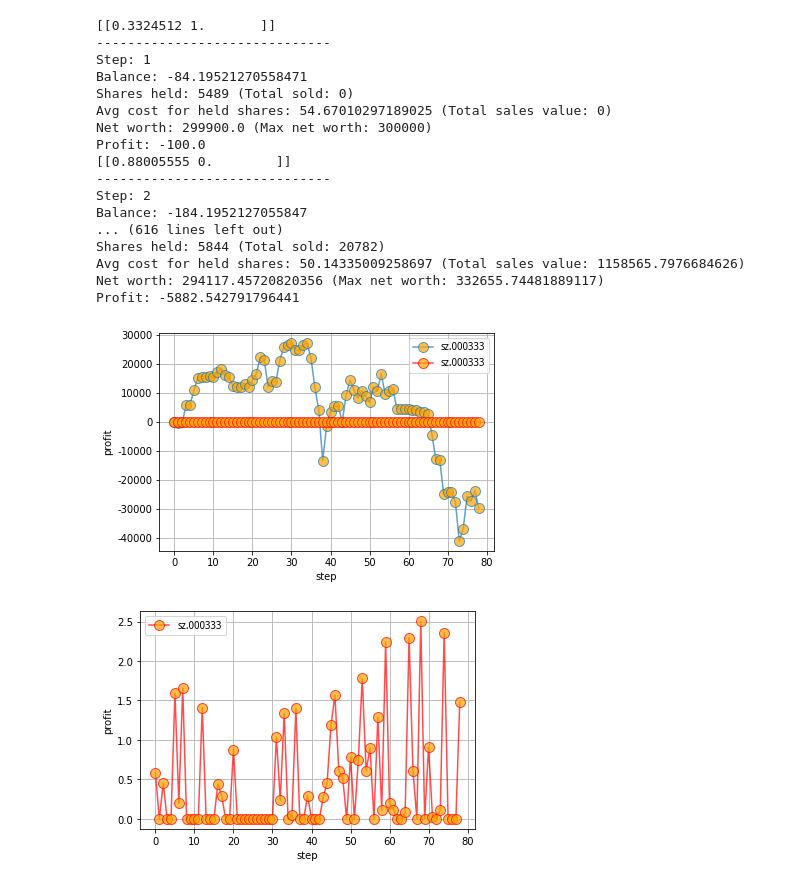
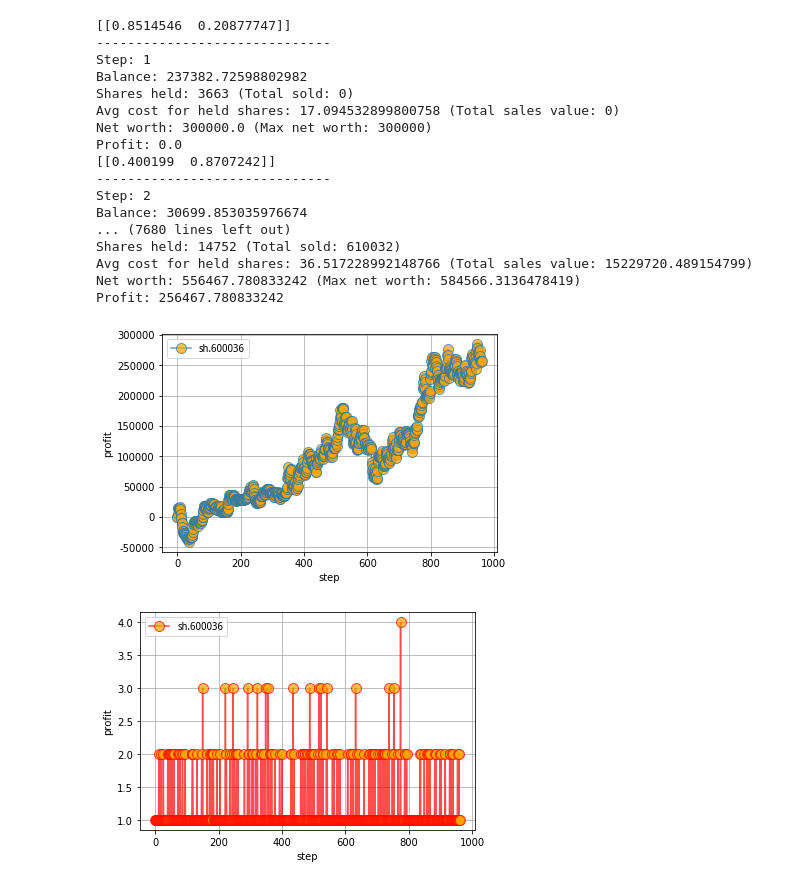
Before and after one commit to jeffchenhr/RL-Stock, a Jupyter notebook: RL_Stock.ipynb, the cells around one changed output. Saved outputs shown, nothing was run; the diff lists cells and outputs as text; code cells hidden in the pictures.

Commit message:
add model saving, change it to rnn

```diff
--- a/RL_Stock.ipynb
+++ b/RL_Stock.ipynb
@@ -37,10 +74,11 @@ Successfully installed stable-baselines-2.10.0 tensorboard-1.14.0 tensorflow-est
 import os
 import pickle
 import pandas as pd
-from stable_baselines.common.policies import MlpPolicy
+from datetime import datetime
+from stable_baselines.common.policies import MlpLstmPolicy
 from stable_baselines.common.vec_env import DummyVecEnv
 from stable_baselines import PPO2
-from rlenv.StockTradingEnv import StockTradingEnv
+from rlenv.StockTradingEnv0 import StockTradingEnv
 
 import numpy as np
 import matplotlib.pyplot as plt
@@ -56,14 +94,16 @@ def stock_trade(stock_file):
     action_log=[]
     df = pd.read_csv(stock_file)
     df = df.sort_values('date')
+    df_train,df_test,_=np.split(df, [int(.6*len(df)),int(len(df))-1])
+    df_test=df_test.reset_index(drop = True)
+    timesteps=int(2e2)
 
     # The algorithms require a vectorized environment to run
-    env = DummyVecEnv([lambda: StockTradingEnv(df)])
+    env = DummyVecEnv([lambda: StockTradingEnv(df_train)])
 
-    model = PPO2(MlpPolicy, env, verbose=0, tensorboard_log='./log')
-    model.learn(total_timesteps=int(6*1e4))
-
-    df_test = pd.read_csv(stock_file.replace('train', 'test'))
+    model = PPO2(MlpLstmPolicy, env, nminibatches=1,verbose=0, tensorboard_log='./log')
+    model.learn(total_timesteps=timesteps)
+    model.save('./model/ppo2-'+datetime.now().strftime("%m%d%Y-%H%M-")+str(timesteps))
 
     env = DummyVecEnv([lambda: StockTradingEnv(df_test)])
     obs = env.reset()
@@ -72,7 +112,7 @@ def stock_trade(stock_file):
         action_log.append(action[0][0])
         print(action)
         obs, rewards, done, info = env.step(action)
-        profit = env.render()
+        profit = env.render(mode='human')
         day_profits.append(profit)
         if done:
             break
@@ -88,19 +128,19 @@ def find_file(path, name):
 
 
 def test_a_stock_trade(stock_code):
-    stock_file = find_file('./drive/My Drive/RL-Stock/stockdata/train', str(stock_code))
+    stock_file = find_file('./stockdata/train', str(stock_code))
 
     daily_profits,action_log = stock_trade(stock_file)
     return daily_profits,action_log,stock_code
 
 def plot_results(daily_profits,action_log,stock_code):
     fig, ax = plt.subplots()
-    ax.plot(daily_profits, '-o', label=stock_code, marker='o', ms=10, alpha=0.7, mfc='orange')
-    ax.plot(action_log, '-r', label=stock_code, marker='o', ms=10, alpha=0.7, mfc='orange')
+    ax.plot(daily_profits, '-o', label=stock_code, ms=10, alpha=0.7, mfc='orange')
     ax.grid()
     plt.xlabel('step')
     plt.ylabel('profit')
     ax.legend(prop=font)
+    plt.savefig(f'./img/{stock_code}.png')
     fig1, ax1 = plt.subplots()
     ax1.plot(action_log, '-r', label=stock_code, marker='o', ms=10, alpha=0.7, mfc='orange')
     ax1.grid()
@@ -108,7 +148,7 @@ def plot_results(daily_profits,action_log,stock_code):
     plt.ylabel('profit')
     ax1.legend(prop=font)
     # plt.show()
-    plt.savefig(f'./img/{stock_code}.png')
+
 
 
 def multi_stock_trade():
@@ -118,7 +158,7 @@ def multi_stock_trade():
     group_result = []
 
     for code in range(start_code, start_code + max_num):
-        stock_file = find_file('./drive/My Drive/RL-Stock/stockdata/train', str(code))
+        stock_file = find_file('./stockdata/train', str(code))
         if stock_file:
             try:
                 profits = stock_trade(stock_file)
@@ -131,30 +171,32 @@ def multi_stock_trade():
 # %%
 if __name__ == '__main__':
     # multi_stock_trade()
-    daily_profits,action_log,stock_code=test_a_stock_trade('sz.000333')
+    daily_profits,action_log,stock_code=test_a_stock_trade('sh.600036')
 
     # ret = find_file('./stockdata/train', '600036')
     # print(ret)
 # %% [output]
-[[0.3324512 1.       ]]
+[[0.8514546  0.20877747]]
 ------------------------------
 Step: 1
-Balance: -84.19521270558471
-Shares held: 5489 (Total sold: 0)
-Avg cost for held shares: 54.67010297189025 (Total sales value: 0)
-Net worth: 299900.0 (Max net worth: 300000)
-Profit: -100.0
-[[0.88005555 0.        ]]
+Balance: 237382.72598802982
+Shares held: 3663 (Total sold: 0)
+Avg cost for held shares: 17.094532899800758 (Total sales value: 0)
+Net worth: 300000.0 (Max net worth: 300000)
+Profit: 0.0
+[[0.400199  0.8707242]]
 ------------------------------
 Step: 2
-Balance: -184.1952127055847
-... (616 lines left out)
-Shares held: 5844 (Total sold: 20782)
-Avg cost for held shares: 50.14335009258697 (Total sales value: 1158565.7976684626)
-Net worth: 294117.45720820356 (Max net worth: 332655.74481889117)
-Profit: -5882.542791796441
+Balance: 30699.853035976674
+... (7680 lines left out)
+Shares held: 14752 (Total sold: 610032)
+Avg cost for held shares: 36.517228992148766 (Total sales value: 15229720.489154799)
+Net worth: 556467.780833242 (Max net worth: 584566.3136478419)
+Profit: 256467.780833242
-# %%
-plot_results(daily_profits,action_log,stock_code)
-# %% [output]
-[figure, removed]
-[figure, removed]
+# %%
+bins=np.array([0,1,2,3])
+action_output=np.digitize(action_log,bins,right=False)
+plot_results(daily_profits,action_output,stock_code)
+# %% [output]
+[figure, added]
+[figure, added]
```
Also changed, not shown: parts of 11 cells of this notebook, 2 other files.
